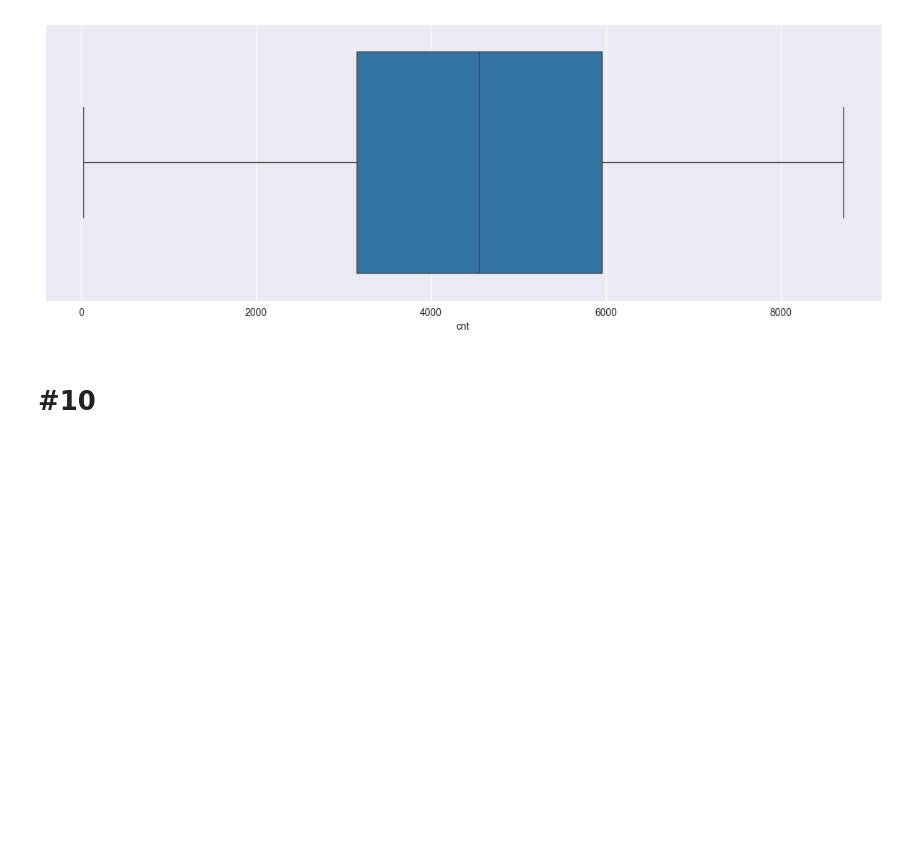
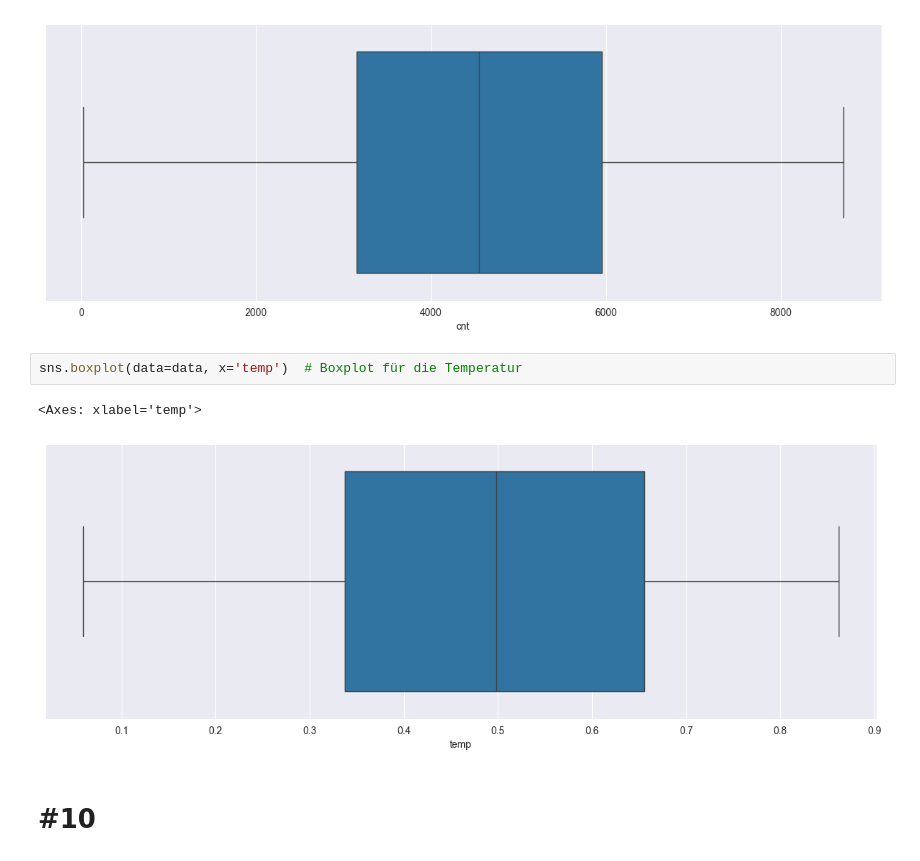
Before and after one commit to raaamk/ML_SoSe24, a Jupyter notebook: src/Assignments/2/mjanits1_11270520.ipynb, the cells around one changed output. Cells and saved outputs as stored; diff of their text form; blank space fills up the shorter version.

```diff
--- a/src/Assignments/2/mjanits1_11270520.ipynb
+++ b/src/Assignments/2/mjanits1_11270520.ipynb
@@ -216,6 +216,11 @@ sns.boxplot(data=data, x='cnt')  # Boxplot für die Anzahl von Nutzern cnt
 # %% [output]
 <Axes: xlabel='cnt'>
 [figure]
+# %%
+sns.boxplot(data=data, x='temp')  # Boxplot für die Temperatur
+# %% [output]
+<Axes: xlabel='temp'>
+[figure, added]
 # %% [markdown]
 # #10
 # %%
```
Also changed, not shown: parts of 1 cell of this notebook.
